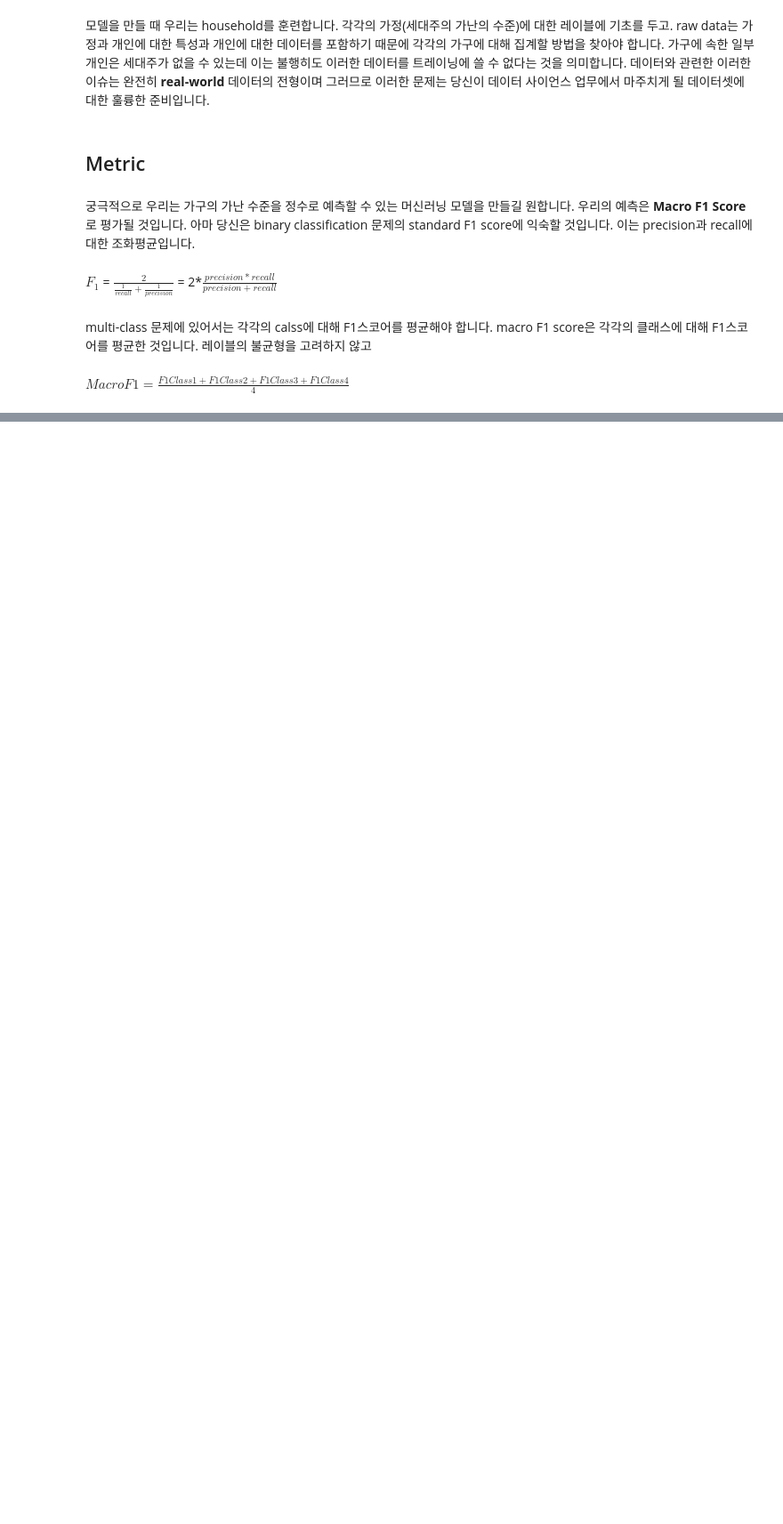
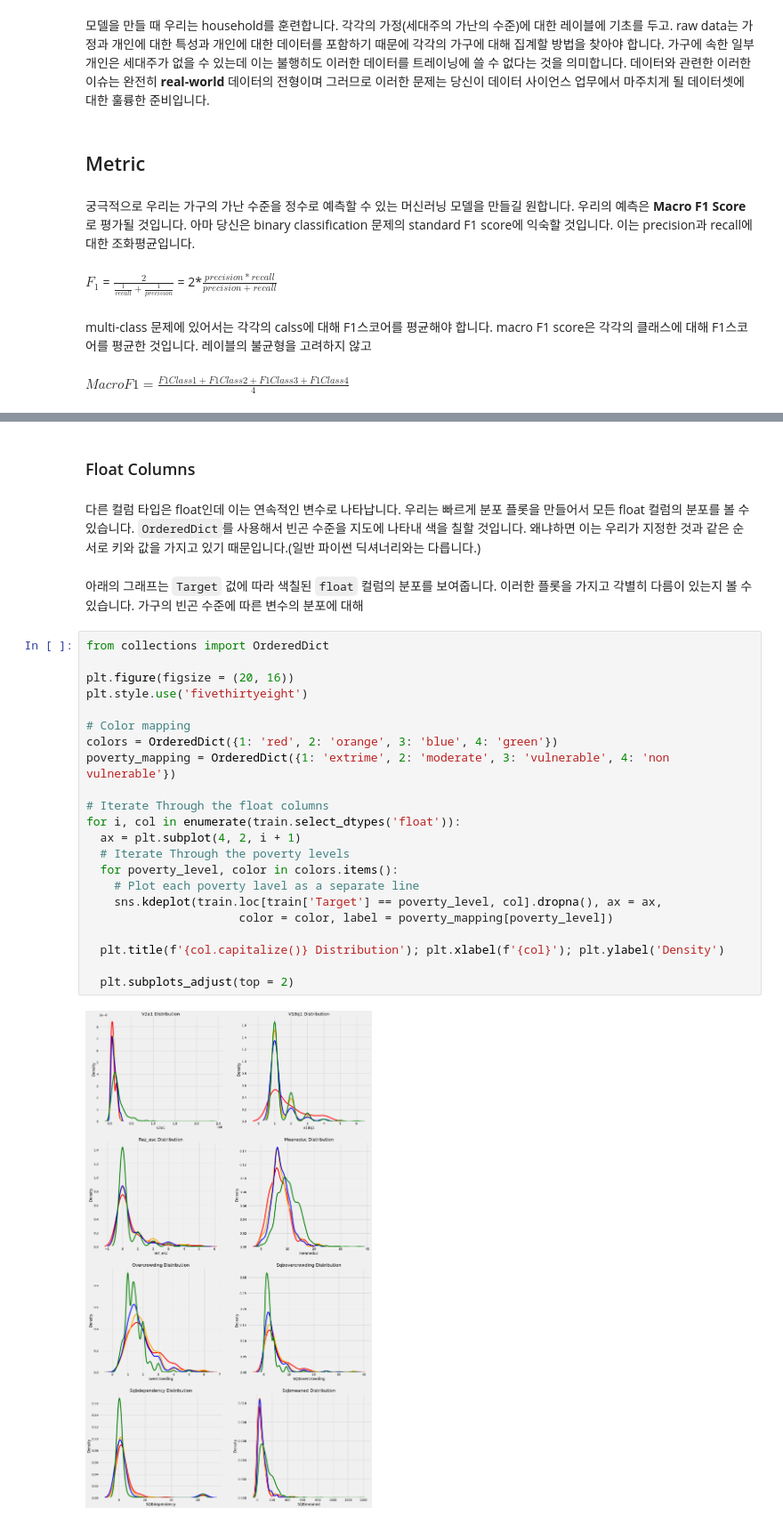
Before and after one commit to stk346/Kaggle, a Jupyter notebook: Costa Rican Household Poverty Level Prediction/A_Complete_Introduction_and_Walkthrough.ipynb, the cells around one changed output, grey strips where cells are left out. Shown: that part at 89% size. Cells and saved outputs as stored; diff of their text form; blank space fills up the shorter version.

Commit message:
float OrderDict까지 완료. 분포 그리는 코드 뜯어보기

```diff
--- a/Costa Rican Household Poverty Level Prediction/A_Complete_Introduction_and_Walkthrough.ipynb
+++ b/Costa Rican Household Poverty Level Prediction/A_Complete_Introduction_and_Walkthrough.ipynb
@@ -208,0 +337,30 @@ $Macro F1 = \frac{F1 Class 1 + F1 Class 2 + F1 Class 3 + F1 Class 4}{4}$
+# %% [markdown]
+### Float Columns
+# %% [markdown]
+다른 컬럼 타입은 float인데 이는 연속적인 변수로 나타납니다. 우리는 빠르게 분포 플롯을 만들어서 모든 float 컬럼의 분포를 볼 수 있습니다. `OrderedDict`를 사용해서 빈곤 수준을 지도에 나타내 색을 칠할 것입니다. 왜냐하면 이는 우리가 지정한 것과 같은 순서로 키와 값을 가지고 있기 때문입니다.(일반 파이썬 딕셔너리와는 다릅니다.)
+# %% [markdown]
+아래의 그래프는 `Target` 겂에 따라 색칠된 `float` 컬럼의 분포를 보여줍니다. 이러한 플롯을 가지고 각별히 다름이 있는지 볼 수 있습니다. 가구의 빈곤 수준에 따른 변수의 분포에 대해
+# %%
+from collections import OrderedDict
+
+plt.figure(figsize = (20, 16))
+plt.style.use('fivethirtyeight')
+
+# Color mapping
+colors = OrderedDict({1: 'red', 2: 'orange', 3: 'blue', 4: 'green'})
+poverty_mapping = OrderedDict({1: 'extrime', 2: 'moderate', 3: 'vulnerable', 4: 'non vulnerable'})
+
+# Iterate Through the float columns
+for i, col in enumerate(train.select_dtypes('float')):
+  ax = plt.subplot(4, 2, i + 1)
+  # Iterate Through the poverty levels
+  for poverty_level, color in colors.items():
+    # Plot each poverty lavel as a separate line
+    sns.kdeplot(train.loc[train['Target'] == poverty_level, col].dropna(), ax = ax,
+                      color = color, label = poverty_mapping[poverty_level])
+
+  plt.title(f'{col.capitalize()} Distribution'); plt.xlabel(f'{col}'); plt.ylabel('Density')
+
+  plt.subplots_adjust(top = 2)
+# %% [output]
+[figure, added]
```
Also changed, not shown: parts of 25 cells of this notebook.
